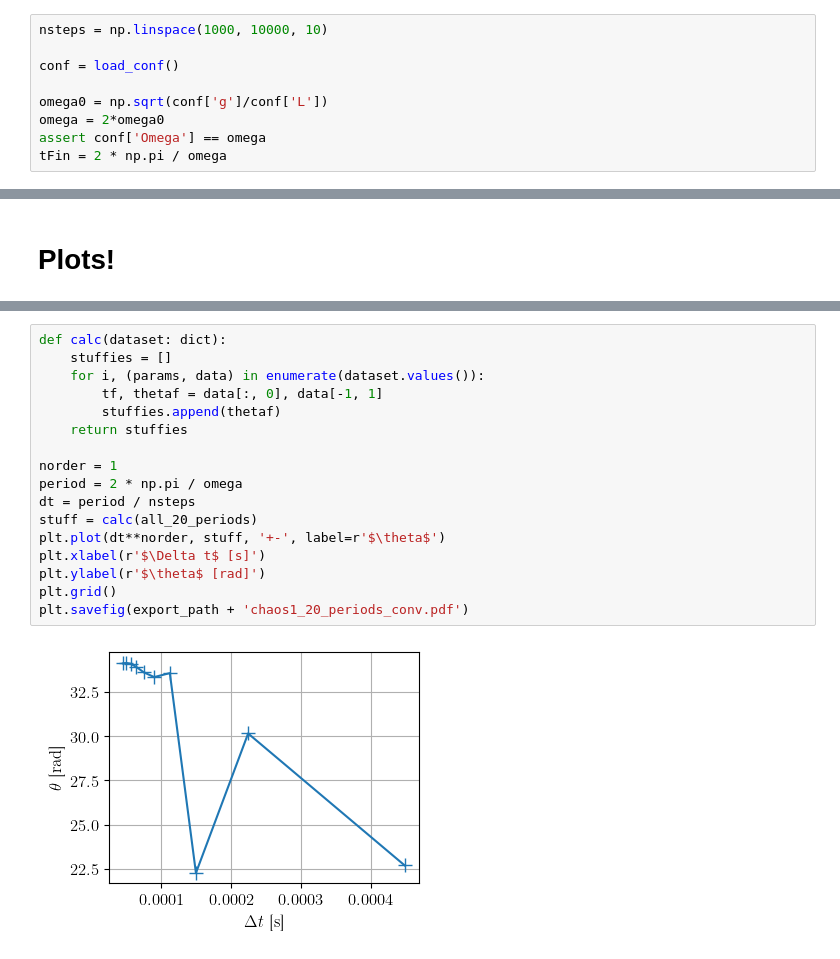
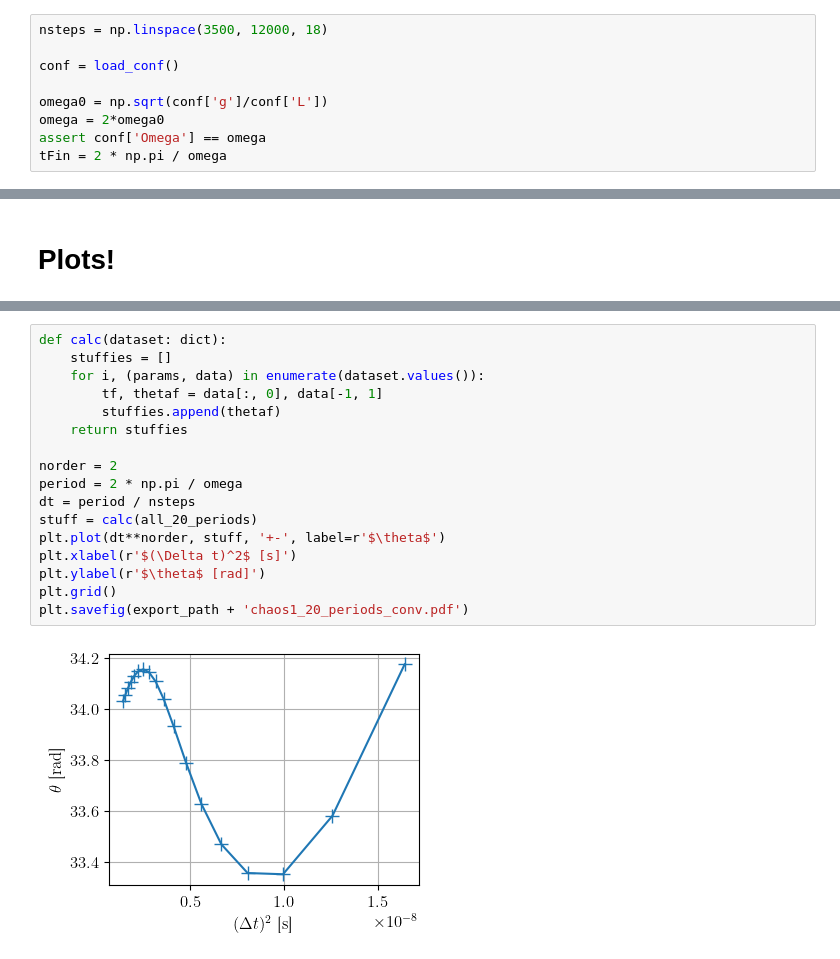
Before and after one commit to TomVdt/PhysNum, a Jupyter notebook: exercice2/analysis/analysis3cii.ipynb, the cells around one changed output, grey strips where cells are left out. Saved outputs shown, nothing was run; the diff lists cells and outputs as text.

```diff
--- a/exercice2/analysis/analysis3cii.ipynb
+++ b/exercice2/analysis/analysis3cii.ipynb
@@ -65,7 +65,7 @@ def load_conf() -> dict:
 
     return conf
 # %%
-nsteps = np.linspace(1000, 10000, 10)
+nsteps = np.linspace(3500, 12000, 18)
 
 conf = load_conf()
 
@@ -137,19 +137,19 @@ plt.savefig(export_path + 'chaos1_10_periods_conv.pdf')
 # %%
 def calc(dataset: dict):
     stuffies = []
     for i, (params, data) in enumerate(dataset.values()):
         tf, thetaf = data[:, 0], data[-1, 1]
         stuffies.append(thetaf)
     return stuffies
 
-norder = 1
+norder = 2
 period = 2 * np.pi / omega
 dt = period / nsteps
 stuff = calc(all_20_periods)
 plt.plot(dt**norder, stuff, '+-', label=r'$\theta$')
-plt.xlabel(r'$\Delta t$ [s]')
+plt.xlabel(r'$(\Delta t)^2$ [s]')
 plt.ylabel(r'$\theta$ [rad]')
 plt.grid()
 plt.savefig(export_path + 'chaos1_20_periods_conv.pdf')
 # %% [output]
-[figure, old version]
+[figure, new version]
```
Also changed, not shown: parts of 2 cells of this notebook, 9 other files.
